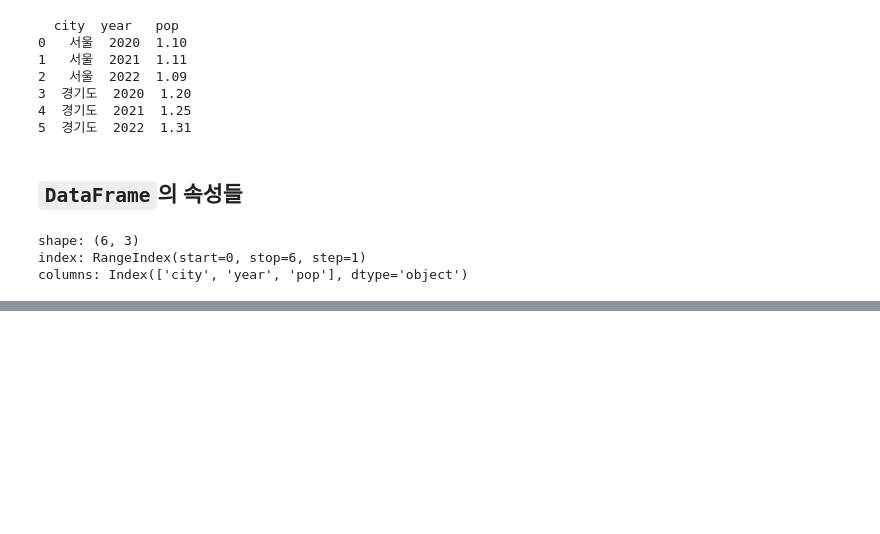
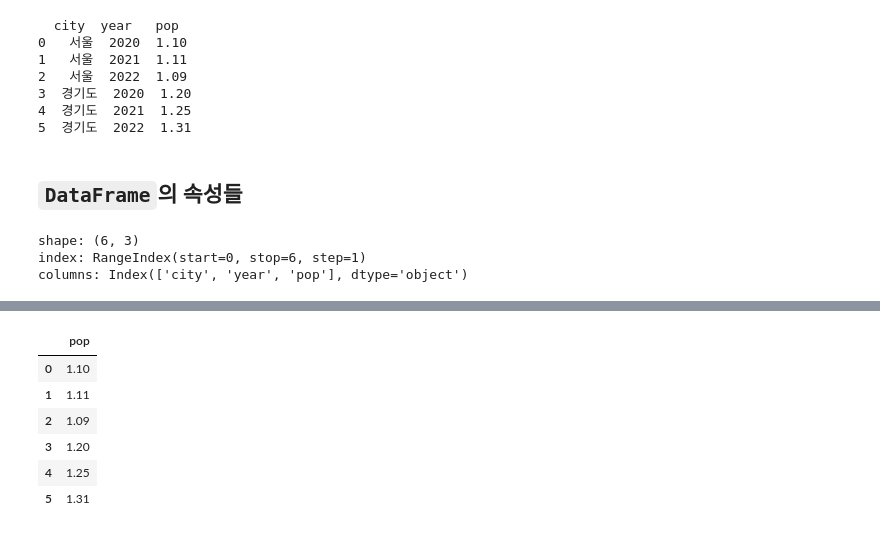
Before and after one commit to Siamesesam/202208_itw_java134_lab_python, a Jupyter notebook: py18_pandas.ipynb, the cells around one changed output, grey strips where cells are left out. Saved outputs shown, nothing was run; the diff lists cells and outputs as text; code cells hidden in the pictures; blank space fills up the shorter version.

```diff
--- a/py18_pandas.ipynb
+++ b/py18_pandas.ipynb
@@ -305,0 +368,11 @@ columns: Index(['city', 'year', 'pop'], dtype='object')
+# %%
+df[['pop']]  # -> 컬럼이 1개인 DataFrame. Series가 아님.
+# (주의) df['pop'] -> 컬럼 1개 선택 -> Series
+# %% [output]
+|  | pop |
+| 0 | 1.10 |
+| 1 | 1.11 |
+| 2 | 1.09 |
+| 3 | 1.20 |
+| 4 | 1.25 |
+| 5 | 1.31 |
```
Also changed, not shown: parts of 18 cells of this notebook.
